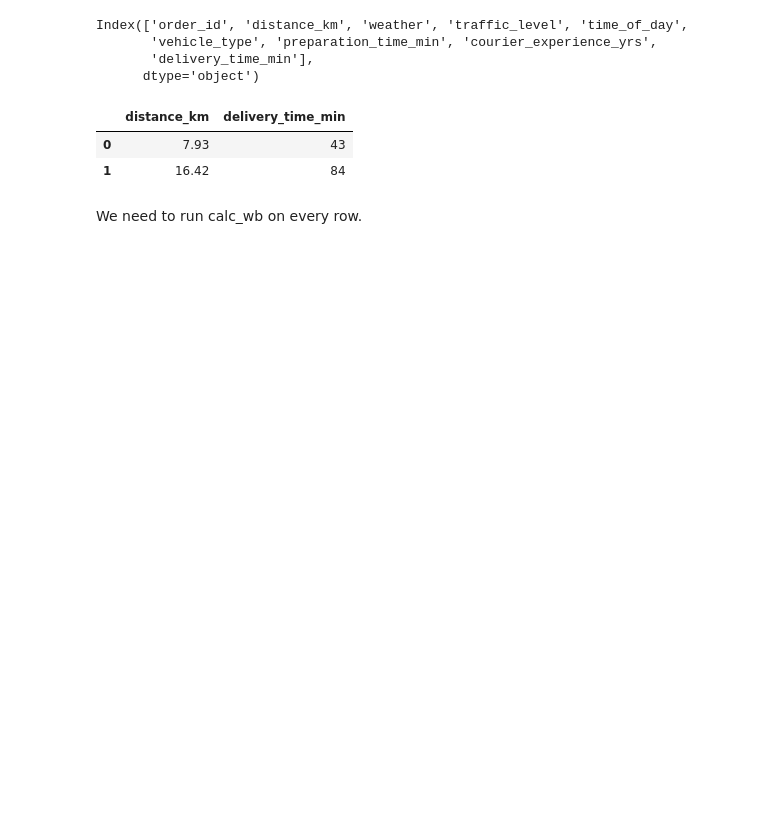
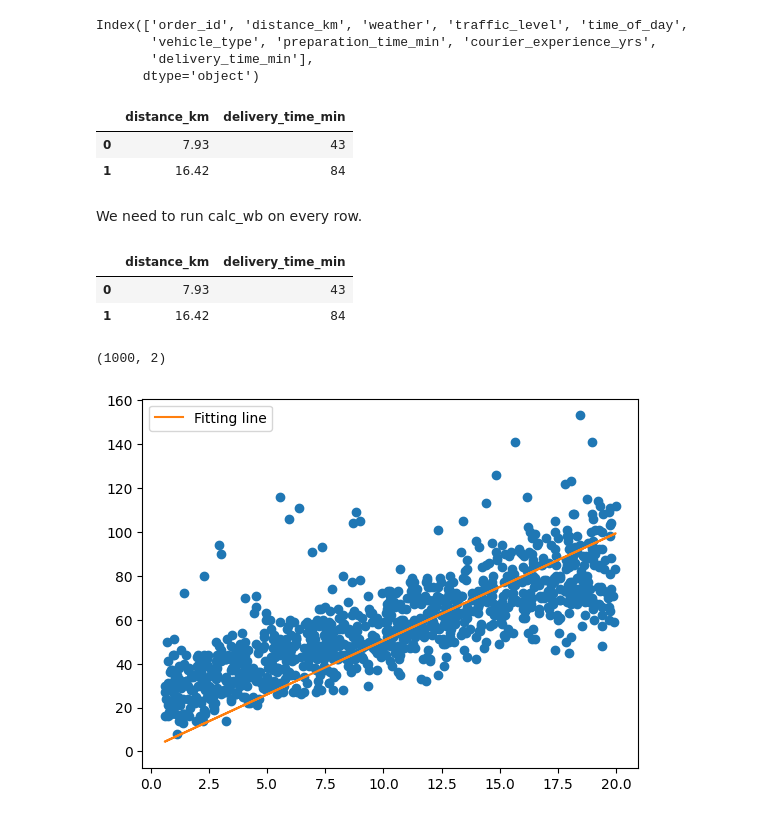
Before and after one commit to yuuushio/simple-linear-regression, a Jupyter notebook: linear_regression.ipynb, the cells around one changed output. Saved outputs shown, nothing was run; the diff lists cells and outputs as text; code cells hidden in the pictures; blank space fills up the shorter version.

Commit message:
finish jupyter notebook with animation

```diff
--- a/linear_regression.ipynb
+++ b/linear_regression.ipynb
@@ -48,4 +46,14 @@ def calc_wb(x,y,w,b):
 # %% [markdown]
 We need to run calc_wb on every row.
 # %%
-def idk(df, w=0, b=0):
+x_vector = df["distance_km"].to_numpy()
+y_vector = df["delivery_time_min"].to_numpy()
+df.head(2)
+# %% [output]
+|  | distance_km | delivery_time_min |
+| 0 | 7.93 | 43 |
+| 1 | 16.42 | 84 |
+# %%
+df.shape
+# %% [output]
+(1000, 2)
@@ -51,0 +69,45 @@ def idk(df, w=0, b=0):
+# %%
+%matplotlib inline
+import matplotlib.pyplot as plt
+from matplotlib.animation import FuncAnimation
+
+def train():
+    w = 0
+    b = 0
+    rate = 0.00001
+    epoch = 10000
+    weights = []
+    biases = []
+
+    for _ in range(epoch):
+        tmp_w, tmp_b = get_gradients(w,b, x_vector, y_vector)
+        w -= 1*rate*tmp_w
+        b -= 1*rate*tmp_b
+        weights.append(w)
+        biases.append(b)
+
+
+    line_eq = w*x_vector + b
+    fig, ax = plt.subplots()
+    ax.plot(x_vector, y_vector, 'o')
+    line_plot, = ax.plot(x_vector, weights[0] * x_vector + biases[0], '-', label="Fitting line")  # Line plot
+    plt.legend()
+
+    # Animation update function
+    def update(frame):
+        line_plot.set_ydata(weights[frame] * x_vector + biases[frame])  # Update line
+        return line_plot,
+
+    # Create the animation
+    ani = FuncAnimation(fig, update, frames=range(epoch), interval=10, blit=True)
+    ani.save('linear_regression_A.gif', writer='ffmpeg')
+
+    # Display the animation
+    plt.show()
+# %%
+def main():
+    train()
+# %%
+main()
+# %% [output]
+[figure, added]
```
Also changed, not shown: parts of 2 cells of this notebook, 4 other files.
